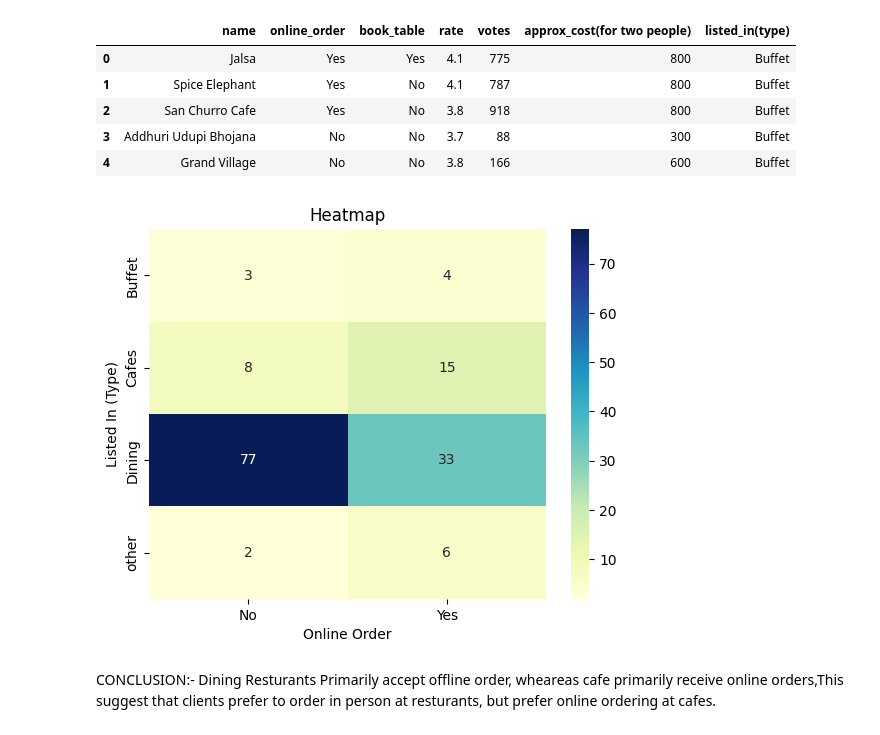
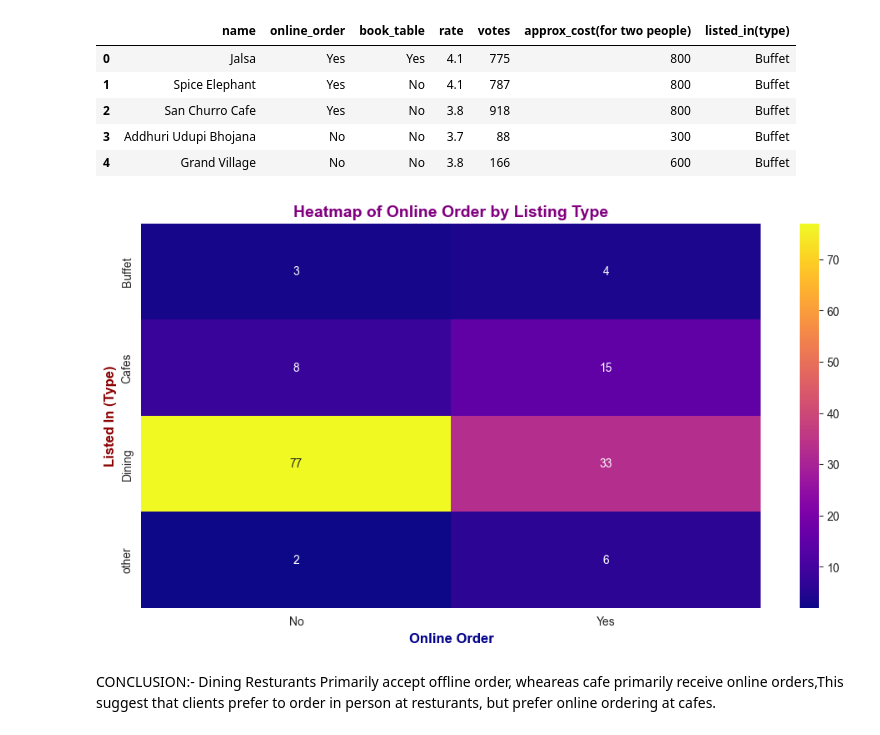
Before and after one commit to AhamadTheAnalyst/Cloudcredits-_Project, a Jupyter notebook: Project_code.ipynb, the cells around one changed output. Saved outputs shown, nothing was run; the diff lists cells and outputs as text; code cells hidden in the pictures.

```diff
--- a/Project_code.ipynb
+++ b/Project_code.ipynb
@@ -108,0 +103,15 @@ Text(0.5, 0, 'Types of Resturant')
+# %%
+# Set the figure size
+plt.figure(figsize=(10, 6))
+
+# Create the countplot with a modern style
+sns.set_style("whitegrid")
+sns.countplot(x=dataframe["listed_in(type)"],color="royalblue")
+
+# Improve labels and title
+plt.xlabel("Types of Restaurants", fontsize=12,color="red")
+plt.ylabel("Count", fontsize=12, color="blue")
+plt.title("Distribution of Restaurant Types", fontsize=14, fontweight='bold',size=20)
+
+# Show the plot
+plt.show()
@@ -150,0 +162,10 @@ sns.countplot(x=couple_data)
+# %%
+plt.figure(figsize=(12,6))
+sns.set_style("whitegrid")
+couple_data=dataframe['approx_cost(for two people)']
+sns.countplot(x=couple_data,color="royalblue")
+plt.title("Distribution of Approximate cost for 2 People",fontsize=14,fontweight="bold",color="purple")
+plt.xlabel("Approximate Cost(for 2 people)",fontsize=12,fontweight="bold",color="darkblue")
+plt.ylabel("Count",fontsize=12,fontweight="bold",color="darkred")
+plt.grid(axis="y", linestyle="--",color="red")
+plt.show()
@@ -181,13 +207,14 @@ dataframe.head()
 | 3 | Addhuri Udupi Bhojana | No | No | 3.7 | 88 | 300 | Buffet |
 | 4 | Grand Village | No | No | 3.8 | 166 | 600 | Buffet |
 # %%
+plt.figure(figsize=(12,6))
 pivot_table=dataframe.pivot_table(index='listed_in(type)',columns='online_order',aggfunc='size',fill_value=0)
-sns.heatmap(pivot_table,annot=True,cmap="YlGnBu",fmt='d')
-plt.title("Heatmap")
-plt.xlabel("Online Order")
-plt.ylabel("Listed In (Type)")
+sns.heatmap(pivot_table,annot=True,cmap="plasma",fmt='d')
+plt.title("Heatmap of Online Order by Listing Type",fontsize=14,fontweight="bold",color="purple")
+plt.xlabel("Online Order",fontsize=12,fontweight="bold",color="darkblue")
+plt.ylabel("Listed In (Type)",fontsize=12,fontweight="bold",color="darkred")
 plt.show()
 # %% [output]
-[figure, old version]
+[figure, new version]
 # %% [markdown]
 CONCLUSION:- Dining Resturants Primarily accept offline order, wheareas cafe primarily receive online orders,This suggest that clients prefer to order in person at resturants, but prefer online ordering at cafes.
```
Also changed, not shown: parts of 9 cells of this notebook.
